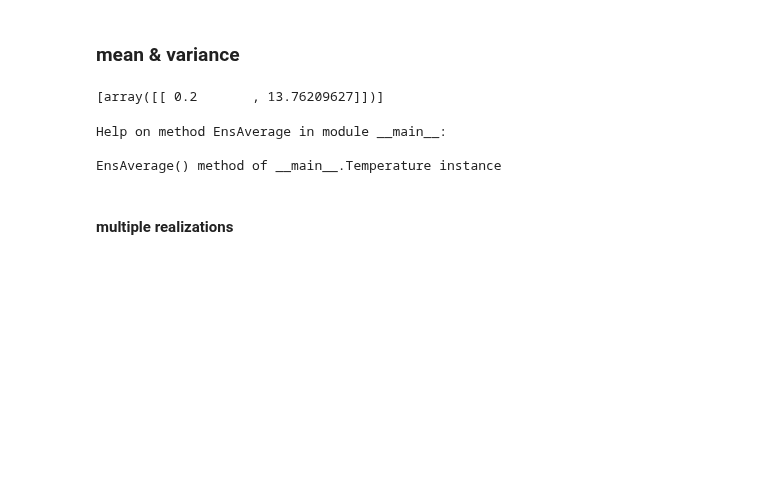
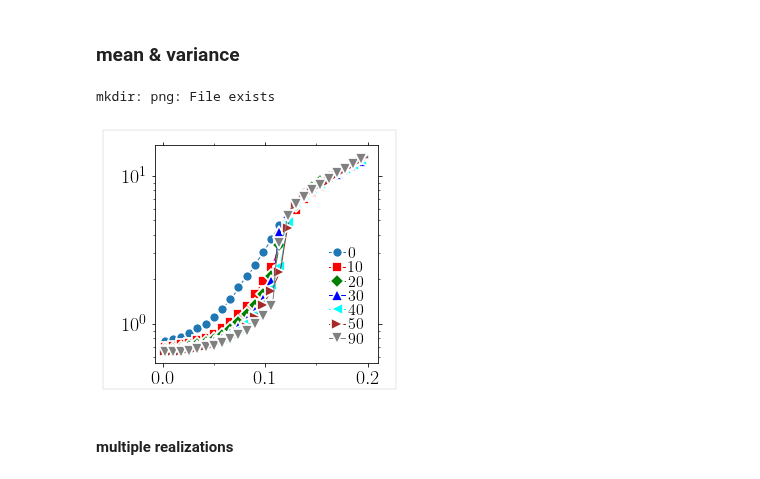
Before and after one commit to kkarimi62/glassDeformation, a Jupyter notebook: python/analyzePlasticity.ipynb, the cells around one changed output. Cells and saved outputs as stored; diff of their text form; code cells hidden in the pictures; blank space fills up the shorter version.

```diff
--- a/python/analyzePlasticity.ipynb
+++ b/python/analyzePlasticity.ipynb
@@ -2011,13 +2011,13 @@ def main():
     !mkdir png
     #--- temp object
     temp = Temperature(
-#        [0,1,2,3,4,5,9],[list(range(3))]*10,
-        [9],[list(range(3))]*10,
+        [0,1,2,3,4,5,9],[list(range(3))]*10,
+#        [9],[list(range(3))]*10,
 #         verbose = True,
                      )
     #
     #--- parse data
-    temp.Parse( list(map(lambda x:'../simulations/shear/glassCo5Cr2Fe40Mn27Ni26/age%s/Run%s/D2minAnl/d2min_gamma.txt'%(x[0],x[1]),
+    temp.Parse( list(map(lambda x:'shear/glassCo5Cr2Fe40Mn27Ni26/age%s/Run%s/D2minAnl/d2min_gamma.txt'%(x[0],x[1]),
                         temp.temps_runs )),
                skip_rows=1,
              )
@@ -2027,46 +2027,42 @@ def main():
 
     #--- plot
     dump_every=100;nevery=100;dt=1e-3;factor=dump_every*nevery*dt
     #
     symbols=Symbols()
     #
     legend=Legends()
     legend.Set(fontsize=16,
-               bbox_to_anchor=(.7,0.4,0.5,0.5),
+               bbox_to_anchor=(.5,0.1,0.5,0.5),
               )
     ax = utl.PltErr(None,None,Plot=False,attrs={})
     xdata_column=0;ydata_column=1
     for age, indx in zip(temp.temps,range(len(temp.temps))):
-        xdata = temp.data[indx][:,xdata_column]
-        ydata = temp.data[indx][:,ydata_column]
+        xdata = temp.data_averaged[age][:,xdata_column]
+        ydata = temp.data_averaged[age][:,ydata_column]
         utl.PltErr(xdata,ydata,
-                  attrs=symbols.GetAttrs(count=indx%7,nevery=20000,label=r'$%d$'%(age*factor),linewidth=0.1),
+                  attrs=symbols.GetAttrs(count=indx%7,nevery=4,label=r'$%d$'%(age*factor),linewidth=1),
                    ax=ax,
                    Plot=False,
                   )
 
     utl.PltErr(None,None, attrs={},
 #                xstr=r'$\gamma_{xy}$',
 #                ystr=r'$\sigma_{xy}$(Gpa)',
                ax=ax,
                legend=legend.Get(),
-               title = 'png/stress_strain_age.png',
+               title = 'png/d2min_strain_age.png',
                Plot=False,
-               ylim=(-0.1,4),
+#               ylim=(0.1,1e2),
+               yscale='log',
               DrawFrame=DRAW_FRAME,
               )
 
     return temp
 
 temp = main()
 # %% [output]
-[array([[ 0.2       , 13.76209627]])]
+mkdir: png: File exists
+[figure, added]
-# %%
-help(temp.EnsAverage)
-# %% [output]
-Help on method EnsAverage in module __main__:
-
-EnsAverage() method of __main__.Temperature instance
 # %% [markdown]
 #### multiple realizations
 # %%
```
Also changed, not shown: parts of 3 cells of this notebook, 1 other file.
